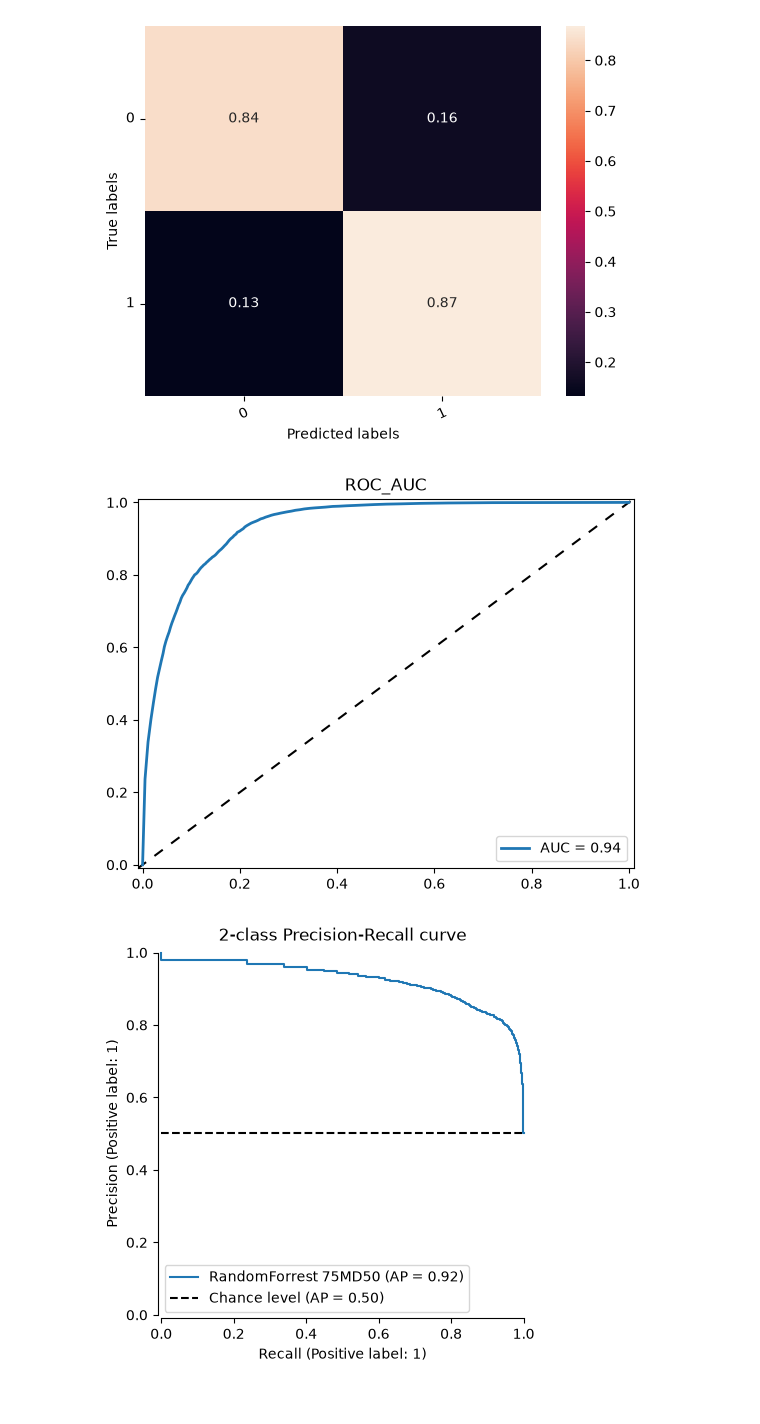
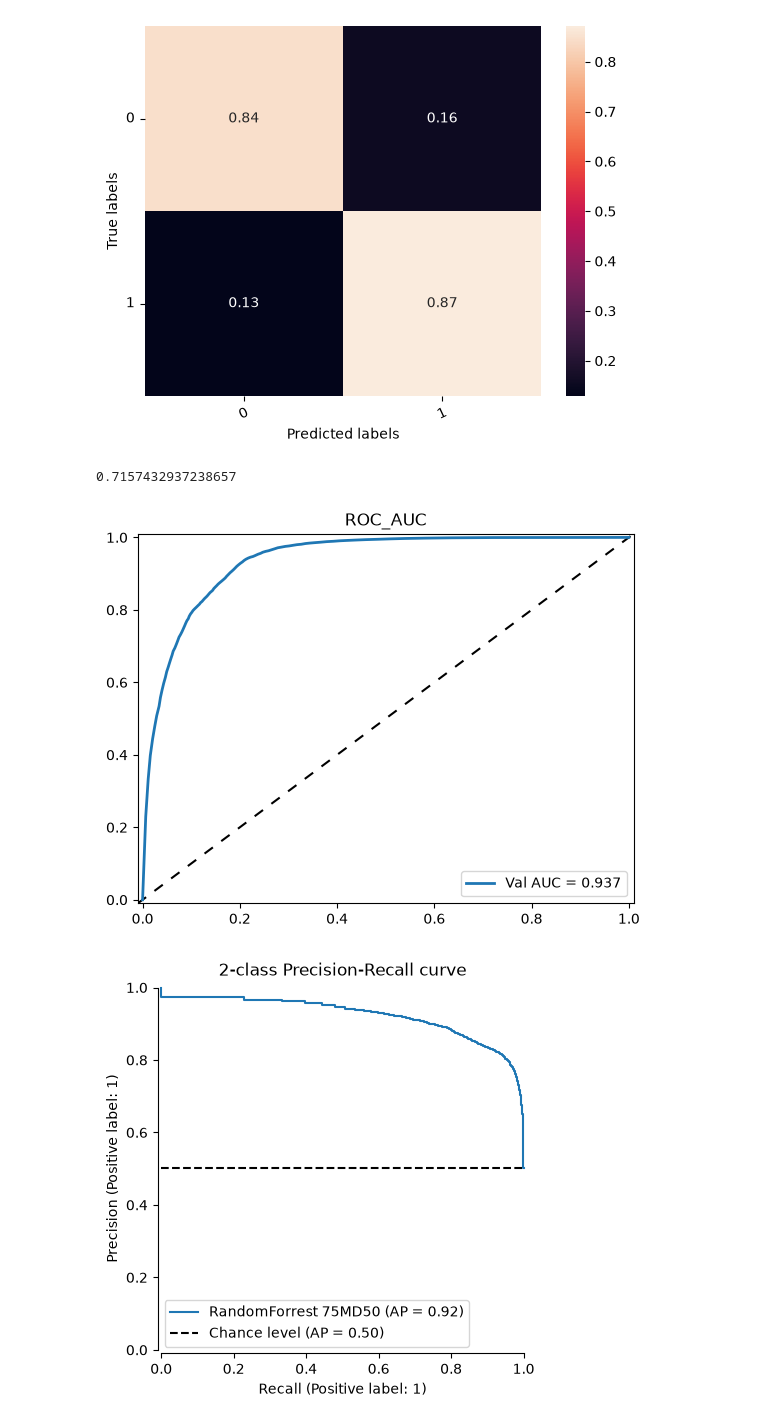
Before and after one commit to iDelfin/-species-analysis-cw-aml-26, a Jupyter notebook: randomForrestCoordsAndBio.ipynb, the cells around one changed output. Drawn from its saved outputs; the diff is of its cells as text; code cells hidden in the pictures.

```diff
--- a/randomForrestCoordsAndBio.ipynb
+++ b/randomForrestCoordsAndBio.ipynb
@@ -189,5 +189,7 @@ X_species_bio- (137968, 4) , dropped- 1026 rows
 
 #Stratify by species and present
 stratify_crit = species_df_bio['id'].astype(str) + '_' + species_df_bio['present'].astype(str)
-
+#species_df_bio.drop(["id","cell"], axis=1, inplace=True)
 train_set, valid_set = train_test_split(species_df_bio, test_size=0.25, random_state=SEED, shuffle=True, stratify=stratify_crit)
+train_set = train_set[['sin_lon', 'cos_lon', 'sin_lat', 'cos_lat', 'cell', 'present','Annual Mean Temperature', 'Temperature Seasonality','Max Temperature of Warmest Month', 'Min Temperature of Coldest Month','Annual Precipitation', 'Precipitation Seasonality','Precipitation of Driest Quarter', 'Elevation', 'id']]
+valid_set = valid_set[['sin_lon', 'cos_lon', 'sin_lat', 'cos_lat', 'cell', 'present','Annual Mean Temperature', 'Temperature Seasonality','Max Temperature of Warmest Month', 'Min Temperature of Coldest Month','Annual Precipitation', 'Precipitation Seasonality','Precipitation of Driest Quarter', 'Elevation', 'id']]
@@ -194,6 +205,6 @@ train_set, valid_set = train_test_split(species_df_bio, test_size=0.25, random_s
 # %%
 rfc = RandomForestClassifier(criterion="entropy", random_state=SEED)
-rfc = rfc.fit(train_set.drop("present",axis=1), train_set["present"])
+rfc = rfc.fit(train_set.drop(["present", "cell"],axis=1), train_set["present"])
 # %%
 valid_set.columns
 # %% [output]
@@ -255,19 +263,26 @@ plt.ylabel("True labels")
 plt.show()
 # %% [output]
 [figure]
+# %%
+sensitivity = matrix[1,1] / (matrix[1,1] + matrix[1,0])
+specificity = matrix[0,0] / (matrix[0,0] + matrix[0,1])
+tss = sensitivity + specificity - 1.0
+print(tss)
+# %% [output]
+0.7157432937238657
 # %%
-prob_pred_sp_all = rfc.predict_proba(valid_set.drop("present", axis=1))[:, 1]
+prob_pred_sp_all = rfc.predict_proba(valid_set.drop(["present", "cell"], axis=1))[:, 1]
 roc_auc = roc_auc_score(valid_set["present"], prob_pred_sp_all)
 fpr, tpr, _ = roc_curve(valid_set["present"], prob_pred_sp_all)
 
 fig, ax = plt.subplots()
 ax.axline((0, 0), slope=1, color="black", linestyle=(0, (5, 5)))
-ax.plot(fpr, tpr, lw=2, label=f"AUC = {roc_auc:.2f}")
+ax.plot(fpr, tpr, lw=2, label=f"Val AUC = {roc_auc:.3f}")
 plt.xlim([-0.01,1.01])
 plt.ylim([-0.01,1.01])
 plt.legend()
 plt.title("ROC_AUC")
 plt.show()
 # %% [output]
-[figure, old version]
+[figure, new version]
 # %%
```
Also changed, not shown: parts of 25 cells of this notebook, 2 other files.
